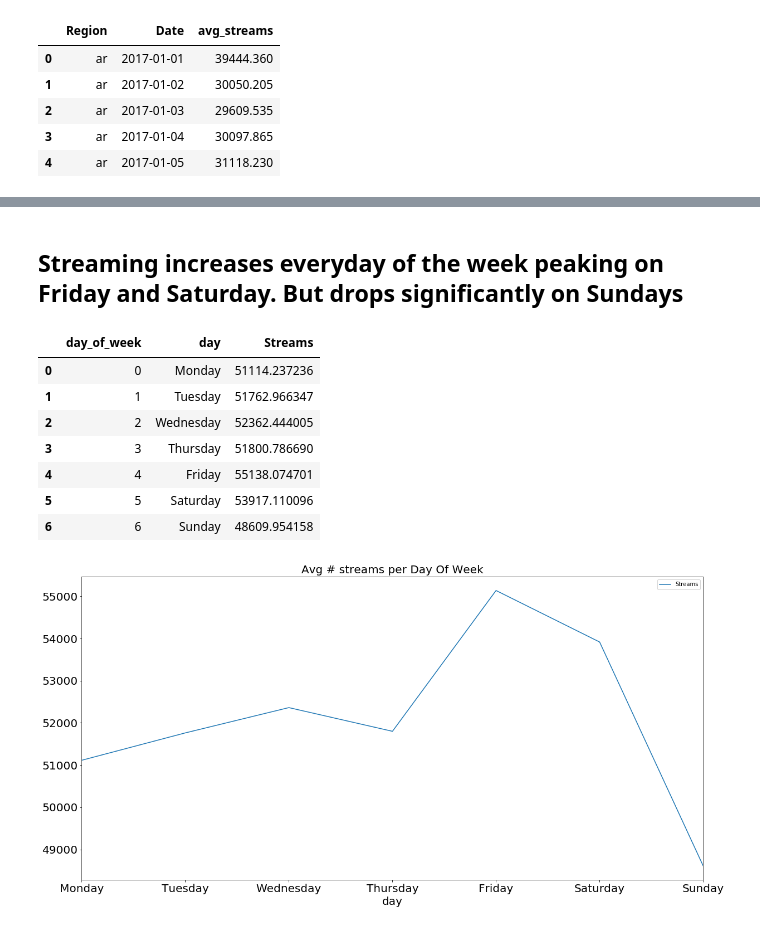
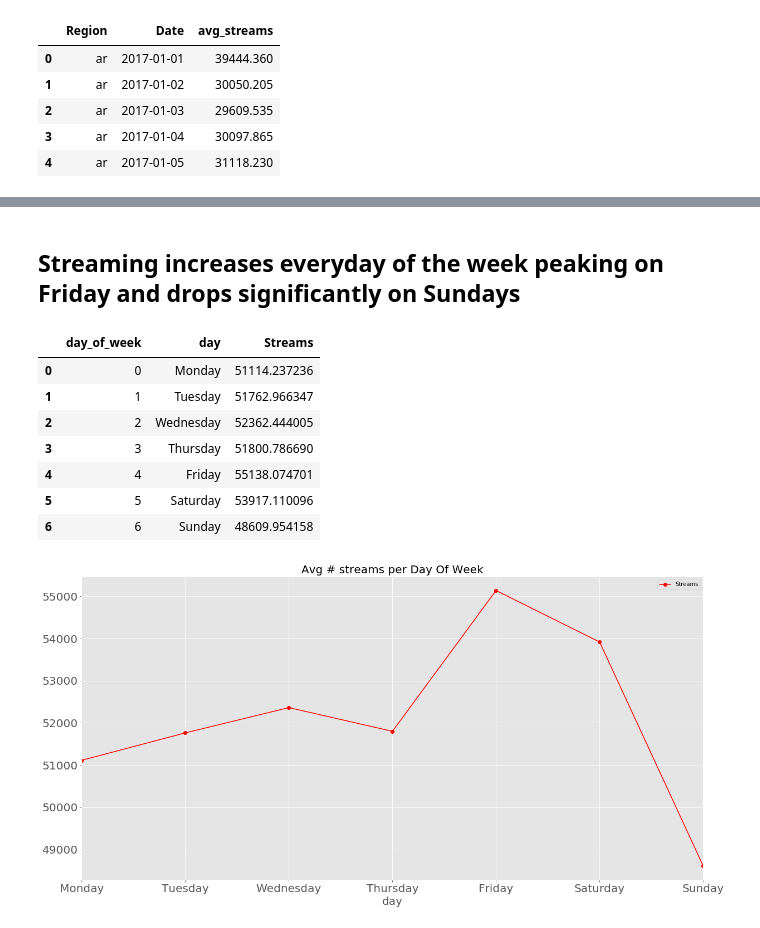
Before and after one commit to maxgrossenbacher/Forecasting_daily_spotify_streams, a Jupyter notebook: src/Spotify_Time_Series.ipynb, the cells around one changed output, grey strips where cells are left out. Cells and saved outputs as stored; diff of their text form; code cells hidden in the pictures.

```diff
--- a/src/Spotify_Time_Series.ipynb
+++ b/src/Spotify_Time_Series.ipynb
@@ -2,7 +2,9 @@
 import pandas as pd
 import numpy as np
 import matplotlib.pyplot as plt
-from pandas.plotting import parallel_coordinates
+plt.style.use('ggplot')
+from matplotlib.collections import LineCollection
+import seaborn as sns
 %matplotlib inline
 # %%
 def bigger_fonts(ax):
@@ -161,21 +234,19 @@ for d, i, j in zip(day, date, avg_streams):
 # %% [markdown]
-## Streaming increases everyday of the week peaking on Friday and Saturday. But drops significantly on Sundays
+## Streaming increases everyday of the week peaking on Friday and drops significantly on Sundays
 # %%
 dow = spotify_df.groupby(['day_of_week','day']).mean()['Streams'].reset_index()
 
 #plotting avg_streams per day of week
-ax = dow.plot(x='day', y='Streams', \
-                           figsize=(20,10), \
-                           title='Avg # streams per Day Of Week')
+ax = dow.plot(x='day', y='Streams', figsize=(20,10), marker='o',title='Avg # streams per Day Of Week', color='red')
 bigger_fonts(ax)
 dow
 # %% [output]
 |  | day_of_week | day | Streams |
 | 0 | 0 | Monday | 51114.237236 |
 | 1 | 1 | Tuesday | 51762.966347 |
 | 2 | 2 | Wednesday | 52362.444005 |
 | 3 | 3 | Thursday | 51800.786690 |
 | 4 | 4 | Friday | 55138.074701 |
 | 5 | 5 | Saturday | 53917.110096 |
 | 6 | 6 | Sunday | 48609.954158 |
-[figure, old version]
+[figure, new version]
```
Also changed, not shown: parts of 12 cells of this notebook.
